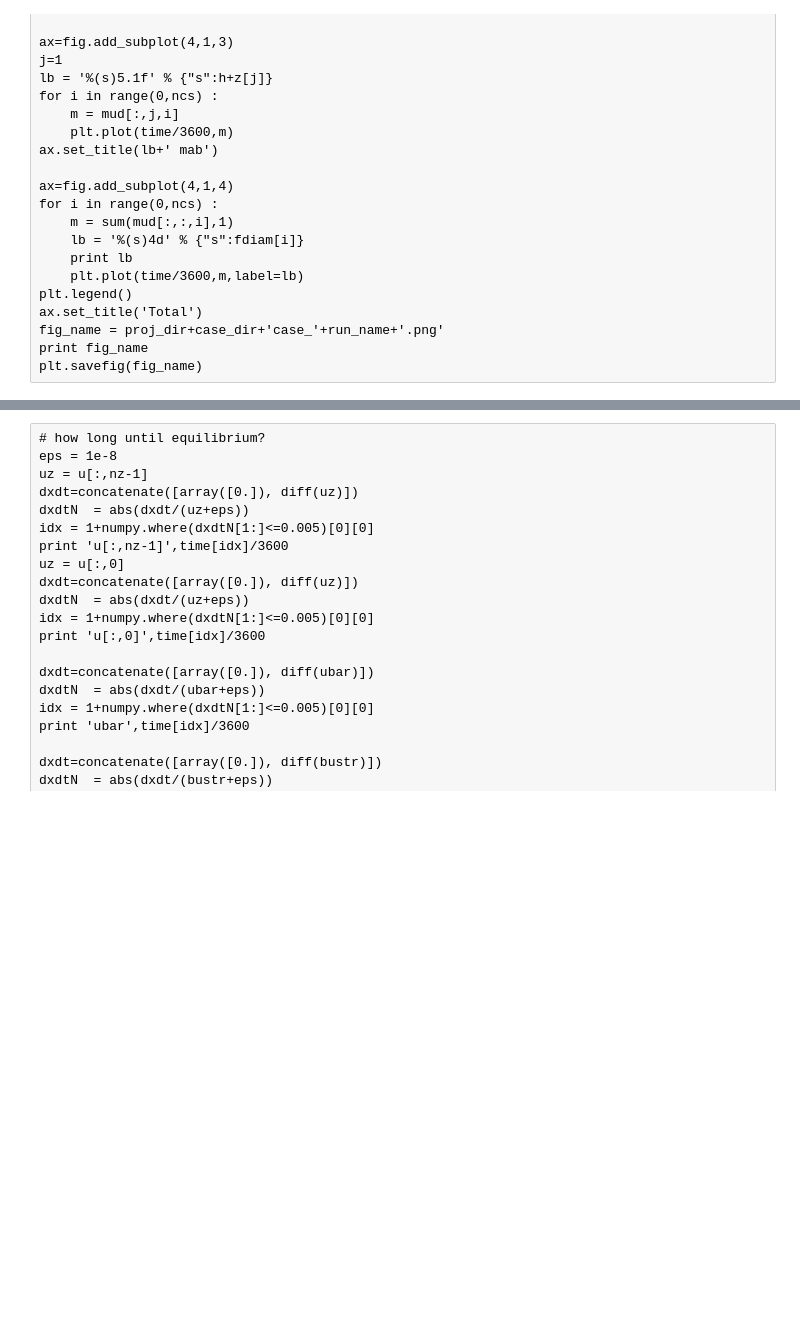
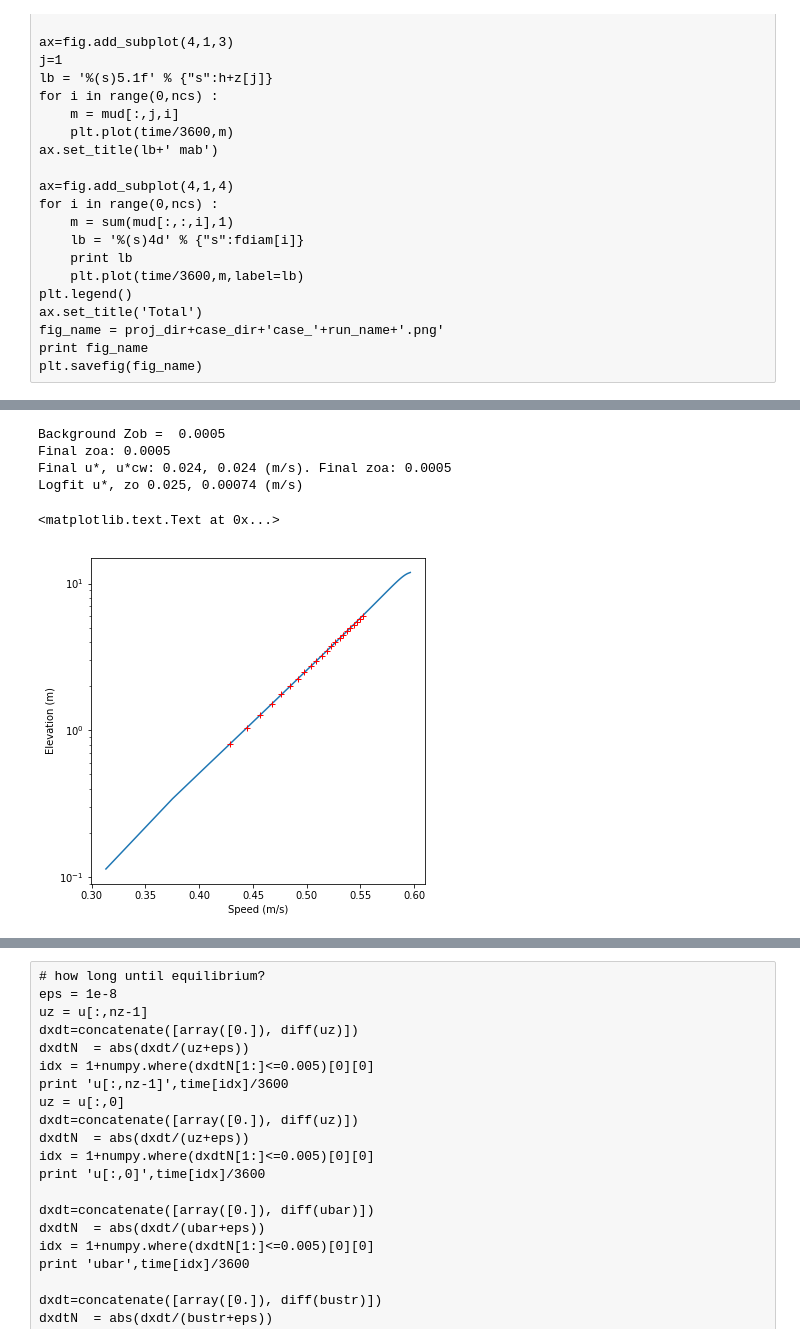
Before and after one commit to csherwood-usgs/cohesive_paper, a Jupyter notebook: plot_steady_flocs.ipynb, the cells around one changed output, grey strips where cells are left out. Drawn from its saved outputs; the diff is of its cells as text; code cells hidden in the pictures; blank space fills up the shorter version.

```diff
--- a/plot_steady_flocs.ipynb
+++ b/plot_steady_flocs.ipynb
@@ -427,5 +418,65 @@ D:/crs/proj/flocs/floc_proc/case_r056qmin_profiles.png
 [figure]
 [figure]
+# %%
+# Check velocity profile at the end of the run
+# (this would have to change if not 1DV)
+u = nc.variables['u'][-1, :, 3, 4]
+v = nc.variables['v'][-1, :, 3, 4]
+spd = sqrt(u**2+v**2)
+
+# read bottom roughness zoN
+zob = nc.variables['Zob'][:]
+print 'Background Zob = ',zob
+zoa = nc.variables['Zo_app'][:, 3, 4]
+print('Final zoa: {}'.format(zoa[-1]))
+
+# not sure why I needed next few lines
+# if max(zoa) <= 1.e-6 :
+#    print 'Max zoa = ',max(zoa)
+#    print 'Replacing with ',zob
+#    zoa = zob*np.ones_like(zoa)
+
+# Examine bottom stress and compare with final log profile
+bustr = nc.variables['bustr'][-1, 3, 4]
+bvstr = nc.variables['bvstr'][-1,3, 4]
+try:
+    bustrcwmax = nc.variables['bustrcwmax'][-1, 3, 4]
+    bvstrcwmax = nc.variables['bvstrcwmax'][-1, 3, 4]
+except :
+    print 'bustrcwmax not available, replacing with bustr'
+    bustrcwmax = bustr
+    bvstrcwmax = bvstr
+
+ust = sqrt(sqrt(bustr**2+bvstr**2)/rho0)
+ustcw = sqrt(sqrt(bustrcwmax**2+bvstrcwmax**2)/rho0)
+print("Final u*, u*cw: {:.3f}, {:.3f} (m/s). Final zoa: {}".format(ust,ustcw,zoa[-1]))
+
+# import CRS function to do log fit
+import logfit
+
+# look at velocities in bottom half of w.c., skip very near-bottom ones
+zz = h+z[3:nz//2]
+U = spd[3:nz//2]
+
+# do the fit
+ustr_fit,ustr_err,zo_fit,zo_stderr = logfit.fit_log_profile(U,zz,0)
+spd_fit = (ustr_fit/0.41)*log(zz/zo_fit)
+print("Logfit u*, zo: {:.4f}, {:.5f} (m/s)".format(ustr_fit,zo_fit))
+
+
+fig = plt.figure(figsize=(6,6))
+ax=fig.add_subplot(1,1,1)
+plt.semilogy(spd,h+z,label='Speed')
+plt.semilogy(spd_fit, zz,'+r',label='Fit')
+plt.xlabel('Speed (m/s)')
+plt.ylabel('Elevation (m)')
+# %% [output]
+Background Zob =  0.0005
+Final zoa: 0.0005
+Final u*, u*cw: 0.024, 0.024 (m/s). Final zoa: 0.0005
+Logfit u*, zo 0.025, 0.00074 (m/s)
+<matplotlib.text.Text at 0x...>
+[figure, added]
 # %%
 # Calculate and plot turbulence and mixing info
 tke = nc.variables['tke'][:,:,3,4]
```
Also changed, not shown: parts of 9 cells of this notebook, 1 other file.
